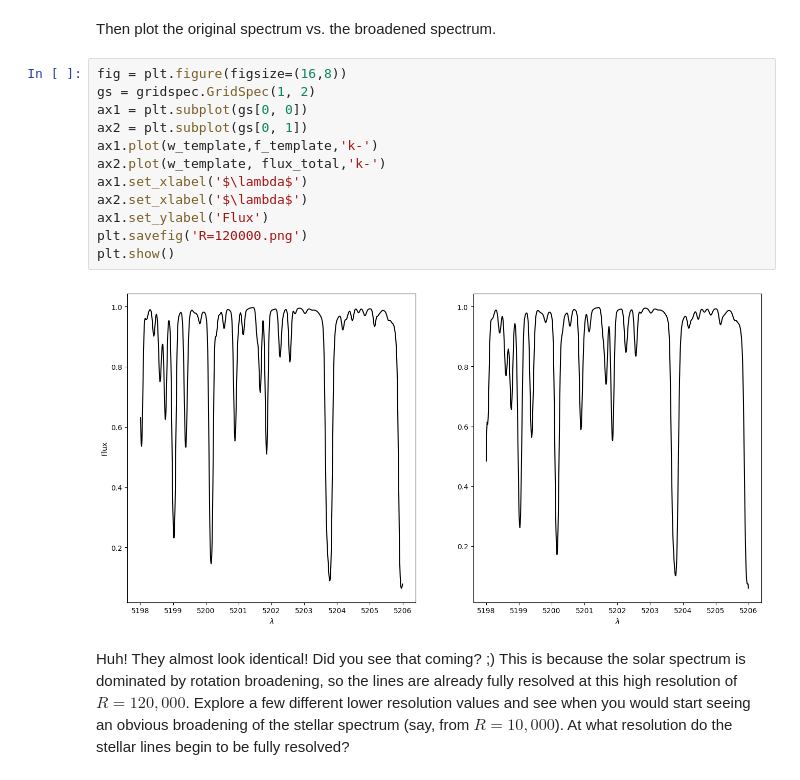
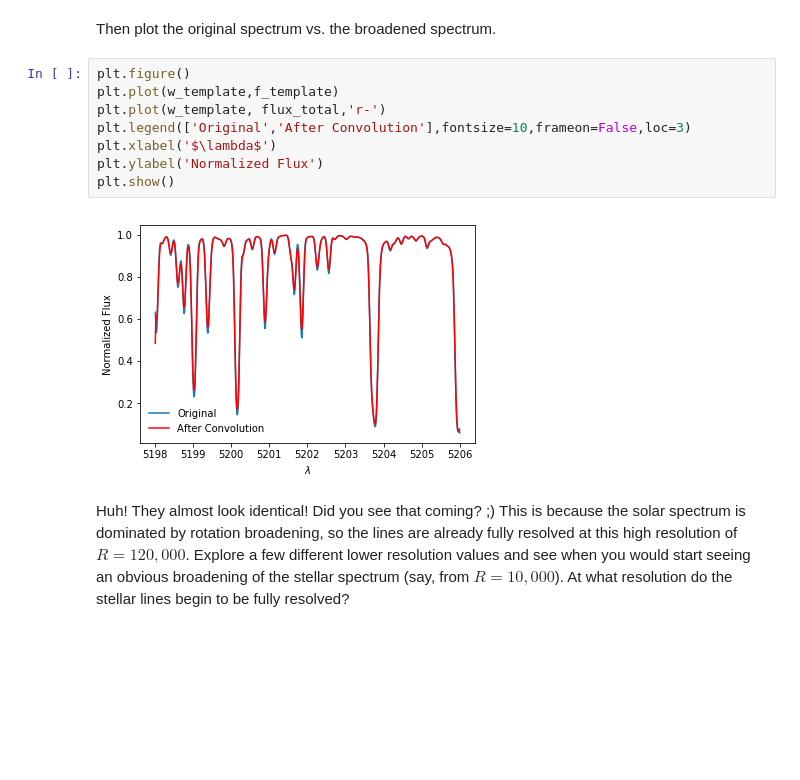
Before and after one commit to sharonxuesong/rv_tutorial, a Jupyter notebook: notebook/basic_ccf.ipynb, the cells around one changed output. Saved outputs shown, nothing was run; the diff lists cells and outputs as text; blank space fills up the shorter version.

```diff
--- a/notebook/basic_ccf.ipynb
+++ b/notebook/basic_ccf.ipynb
@@ -271,19 +354,15 @@ for i in range(len(w_template)):
 # %% [markdown]
 Then plot the original spectrum vs. the broadened spectrum.
-# %%
-fig = plt.figure(figsize=(16,8))
-gs = gridspec.GridSpec(1, 2)
-ax1 = plt.subplot(gs[0, 0])
-ax2 = plt.subplot(gs[0, 1])
-ax1.plot(w_template,f_template,'k-')
-ax2.plot(w_template, flux_total,'k-')
-ax1.set_xlabel('$\lambda$')
-ax2.set_xlabel('$\lambda$')
-ax1.set_ylabel('Flux')
-plt.savefig('R=120000.png')
-plt.show()
-# %% [output]
-[figure, removed]
+# %%
+plt.figure()
+plt.plot(w_template,f_template)
+plt.plot(w_template, flux_total,'r-')
+plt.legend(['Original','After Convolution'],fontsize=10,frameon=False,loc=3)
+plt.xlabel('$\lambda$')
+plt.ylabel('Normalized Flux')
+plt.show()
+# %% [output]
+[figure, added]
 # %% [markdown]
 Huh! They almost look identical! Did you see that coming? ;)
 This is because the solar spectrum is dominated by rotation broadening, so the lines are already fully resolved at this high resolution of $R=120,000$. Explore a few different lower resolution values and see when you would start seeing an obvious broadening of the stellar spectrum (say, from $R=10,000$). At what resolution do the stellar lines begin to be fully resolved?
```
Also changed, not shown: parts of 10 cells of this notebook.
